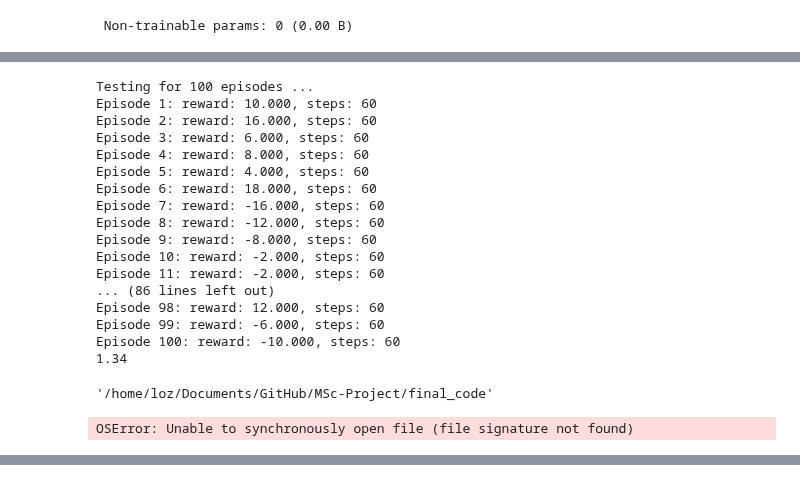
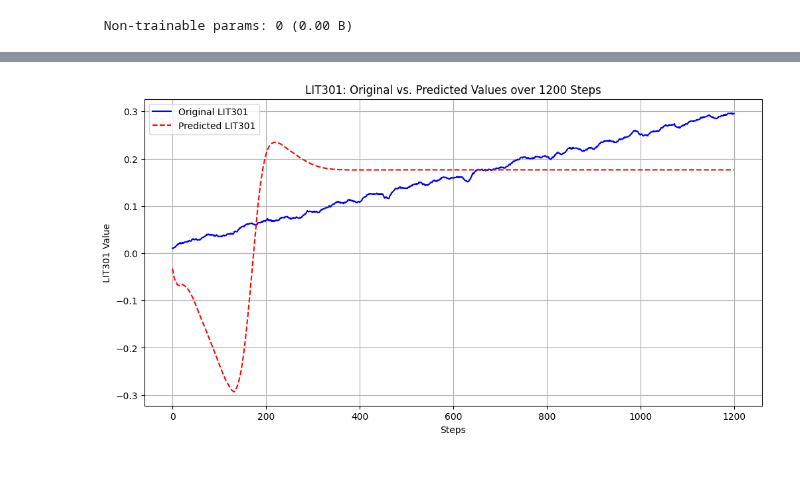
Before and after one commit to lozferatu/MSc-Project, a Jupyter notebook: final_code/lit101_deep_agent.ipynb, the cells around one changed output, grey strips where cells are left out. Drawn from its saved outputs; the diff is of its cells as text; code cells hidden in the pictures.

```diff
--- a/final_code/lit101_deep_agent.ipynb
+++ b/final_code/lit101_deep_agent.ipynb
@@ -504,25 +655,0 @@ Interval 1 (0 steps performed)
-# %%
-scores = dqn.test(env, nb_episodes=100, visualize=False)
-print(np.mean(scores.history['episode_reward']))
-# %% [output]
-Testing for 100 episodes ...
-Episode 1: reward: 10.000, steps: 60
-Episode 2: reward: 16.000, steps: 60
-Episode 3: reward: 6.000, steps: 60
-Episode 4: reward: 8.000, steps: 60
-Episode 5: reward: 4.000, steps: 60
-Episode 6: reward: 18.000, steps: 60
-Episode 7: reward: -16.000, steps: 60
-Episode 8: reward: -12.000, steps: 60
-Episode 9: reward: -8.000, steps: 60
-Episode 10: reward: -2.000, steps: 60
-Episode 11: reward: -2.000, steps: 60
-... (86 lines left out)
-Episode 98: reward: 12.000, steps: 60
-Episode 99: reward: -6.000, steps: 60
-Episode 100: reward: -10.000, steps: 60
-1.34
-# %%
-os.getcwd()
-# %% [output]
-'/home/loz/Documents/GitHub/MSc-Project/final_code'
@@ -531,5 +655,0 @@ os.getcwd()
-# %%
-# get pre_trained model of SWaT
-swat_lstm = tf.keras.models.load_model('swat_lstm_100s.keras')
-# %% [output]
-OSError: Unable to synchronously open file (file signature not found)
@@ -535,0 +710,4 @@ OSError: Unable to synchronously open file (file signature not found)
+# %%
+# Assuming `lstm_model` is your trained LSTM model and `data_array` is your input data
+predict_and_plot_lit301(swat_lstm, data_array, window_size=19, num_steps=1200)
+# %% [output]
@@ -535,0 +731 @@ OSError: Unable to synchronously open file (file signature not found)
+[figure, added]
```
Also changed, not shown: parts of 26 cells of this notebook, 3 other files.
